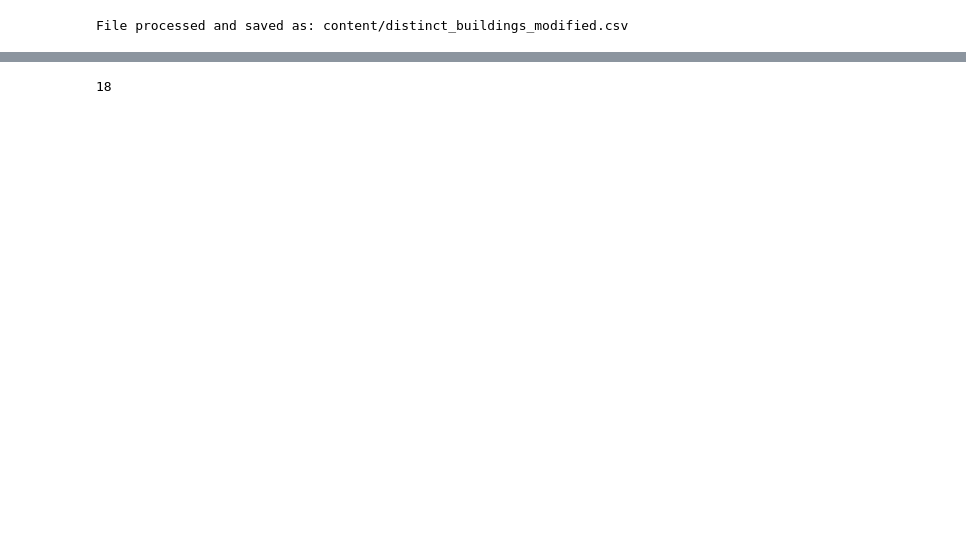
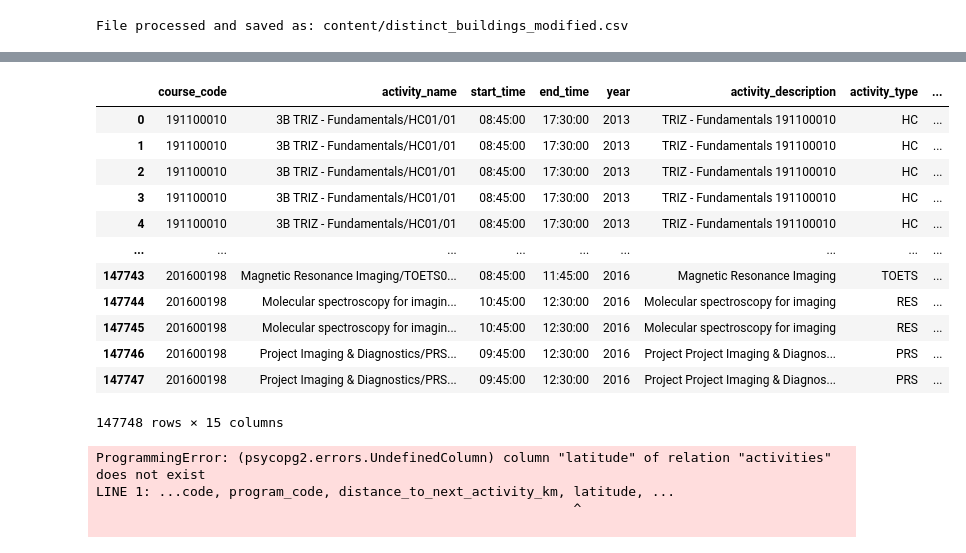
Before and after one commit to LeTartap/DEP-timetables, a Jupyter notebook: dsproj/location stuff.ipynb, the cells around one changed output, grey strips where cells are left out. Cells and saved outputs as stored; diff of their text form; code cells hidden in the pictures; blank space fills up the shorter version.

Commit message:
improved on distance calculations, used Boris' database to repopulate mine see boris location stuff.ipynb

```diff
--- a/dsproj/location stuff.ipynb
+++ b/dsproj/location stuff.ipynb
@@ -26,0 +142,52 @@ File processed and saved as: content/distinct_buildings_modified.csv
+# %%
+from geopy.distance import geodesic
+# # First, sort the DataFrame to ensure activities are ordered correctly
+activities.sort_values(by=['course_code', 'program_code', 'year', 'date', 'start_time'], inplace=True)
+
+def calculate_distances(row, next_row):
+    # Check if the next activity meets the criteria to calculate distance
+    if (row['course_code'] == next_row['course_code'] and
+        row['program_code'] == next_row['program_code'] and
+        row['year'] == next_row['year'] and
+        row['date'] == next_row['date']):
+
+        # Check if consecutive activities have the same description
+        if row['activity_description'] == next_row['activity_description']:
+            return None  # Set distance to None if descriptions match
+
+        # Calculate and return the distance
+        return geodesic((row['latitude'], row['longitude']),
+                        (next_row['latitude'], next_row['longitude'])).kilometers
+    # Return None if criteria for same course, program, year, and date are not met
+    return None
+
+# Initialize a list to store calculated distances
+distances = []
+
+# Iterate through the DataFrame
+for i in range(len(activities) - 1):
+    # Calculate distance to next activity if criteria are met
+    distance = calculate_distances(activities.iloc[i], activities.iloc[i + 1])
+    distances.append(distance)
+
+# Append None for the last activity of each set, as it has no next activity
+distances.append(None)
+
+# Assign calculated distances to the DataFrame
+activities['distance_to_next_activity_km'] = distances
+# %%
+activities
+# %% [output]
+|  | course_code | activity_name | start_time | end_time | year | activity_description | activity_type | ... |
+| 0 | 191100010 | 3B TRIZ - Fundamentals/HC01/01 | 08:45:00 | 17:30:00 | 2013 | TRIZ - Fundamentals 191100010 | HC | ... |
+| 1 | 191100010 | 3B TRIZ - Fundamentals/HC01/01 | 08:45:00 | 17:30:00 | 2013 | TRIZ - Fundamentals 191100010 | HC | ... |
+| 2 | 191100010 | 3B TRIZ - Fundamentals/HC01/01 | 08:45:00 | 17:30:00 | 2013 | TRIZ - Fundamentals 191100010 | HC | ... |
+| 3 | 191100010 | 3B TRIZ - Fundamentals/HC01/01 | 08:45:00 | 17:30:00 | 2013 | TRIZ - Fundamentals 191100010 | HC | ... |
+| 4 | 191100010 | 3B TRIZ - Fundamentals/HC01/01 | 08:45:00 | 17:30:00 | 2013 | TRIZ - Fundamentals 191100010 | HC | ... |
+| ... | ... | ... | ... | ... | ... | ... | ... | ... |
+| 147743 | 201600198 | Magnetic Resonance Imaging/TOETS0... | 08:45:00 | 11:45:00 | 2016 | Magnetic Resonance Imaging | TOETS | ... |
+| 147744 | 201600198 | Molecular spectroscopy for imagin... | 10:45:00 | 12:30:00 | 2016 | Molecular spectroscopy for imaging | RES | ... |
+| 147745 | 201600198 | Molecular spectroscopy for imagin... | 10:45:00 | 12:30:00 | 2016 | Molecular spectroscopy for imaging | RES | ... |
+| 147746 | 201600198 | Project Imaging & Diagnostics/PRS... | 09:45:00 | 12:30:00 | 2016 | Project Project Imaging & Diagnos... | PRS | ... |
+| 147747 | 201600198 | Project Imaging & Diagnostics/PRS... | 09:45:00 | 12:30:00 | 2016 | Project Project Imaging & Diagnos... | PRS | ... |
+147748 rows × 15 columns
@@ -36,8 +209,10 @@ port = '5432'
 # Creating the connection pool for SQL
 engine = create_engine(f'{driver}://{username}:{password}@{server}:{port}/{dbname}?client_encoding=utf8')
 
-engine = create_engine(f'{driver}://{username}:{password}@{server}:{port}/{dbname}?client_encoding=utf8')
-
-data.to_sql('buildings', con=engine, schema='timetables', if_exists='append', index=False, method='multi')
+# data.to_sql('buildings', con=engine, schema='timetables', if_exists='append', index=False, method='multi')
+# activities.to_sql('activities', con=engine, schema='timetables', if_exists='append', index=False, method='multi')
 # %% [output]
-18
+ProgrammingError: (psycopg2.errors.UndefinedColumn) column "latitude" of relation "activities" does not exist
+LINE 1: ...code, program_code, distance_to_next_activity_km, latitude, ...
+                                                             ^
+
```
Also changed, not shown: parts of 9 cells of this notebook, 2 other files.
